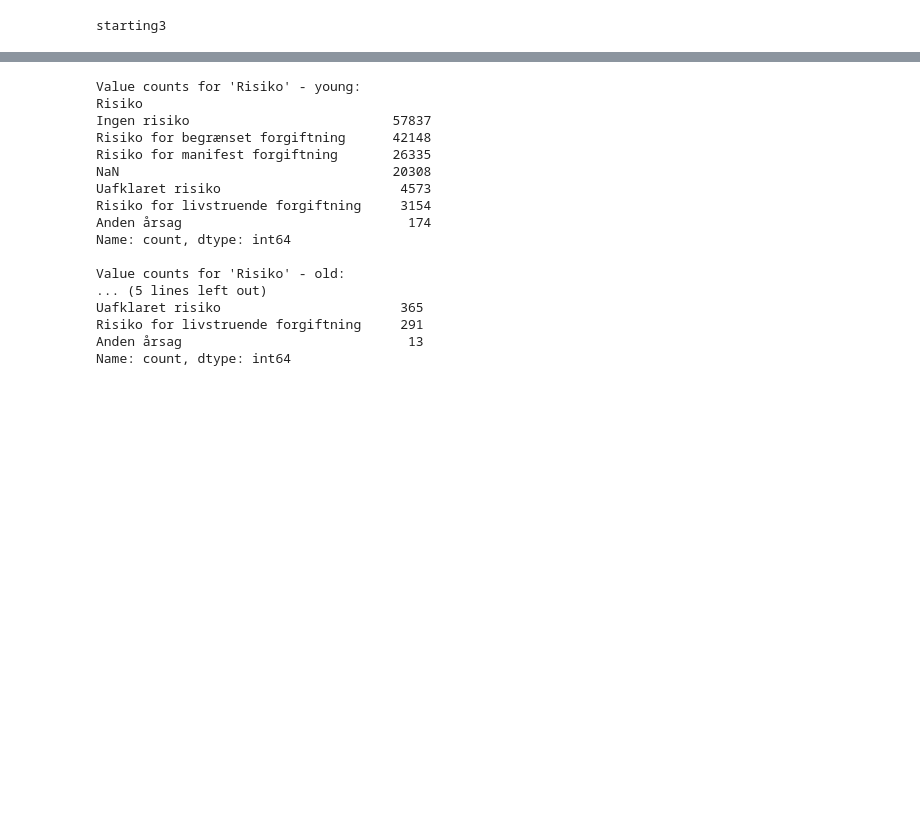
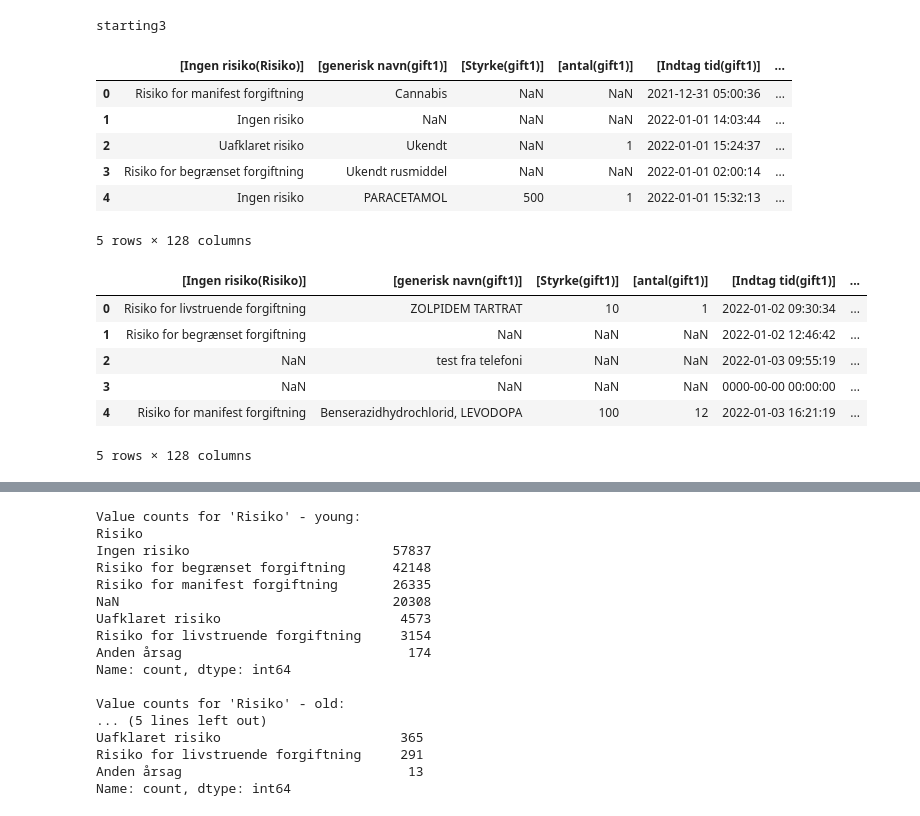
Before and after one commit to dana-mae/medical-poisoning, a Jupyter notebook: poisoning elimination.ipynb, the cells around one changed output, grey strips where cells are left out. Drawn from its saved outputs; the diff is of its cells as text; code cells hidden in the pictures; blank space fills up the shorter version.

```diff
--- a/poisoning elimination.ipynb
+++ b/poisoning elimination.ipynb
@@ -37,35 +37,35 @@ keep = [
     '[Enhed(gift1)]',
     '[Styrke(gift1)]',
     '[antal(gift1)]',
-    '[Dosis(gift1)]',
+    '[dosis(gift1)]',
     '[generisk navn(gift2)]',
     '[navn(gift2)]',
     '[substans type(gift2)]',
     '[Enhed(gift2)]',
     '[Styrke(gift2)]',
     '[antal(gift2)]',
-    '[Dosis(gift2)]',
+    '[dosis(gift2)]',
     '[generisk navn(gift3)]',
     '[navn(gift3)]',
     '[substans type(gift3)]',
     '[Enhed(gift3)]',
     '[Styrke(gift3)]',
     '[antal(gift3)]',
-    '[Dosis(gift3)]',
+    '[dosis(gift3)]',
     '[generisk navn(gift4)]',
     '[navn(gift4)]',
     '[substans type(gift4)]',
     '[Enhed(gift4)]',
     '[Styrke(gift4)]',
     '[antal(gift4)]',
-    '[Dosis(gift4)]',
+    '[dosis(gift4)]',
     '[generisk navn(gift5)]',
     '[navn(gift5)]',
     '[substans type(gift5)]',
     '[Enhed(gift5)]',
     '[Styrke(gift5)]',
     '[antal(gift5)]',
-    '[Dosis(gift5)]',
+    '[dosis(gift5)]',
     '[generisk navn(gift6)]',
     '[navn(gift6)]',
     '[substans type(gift6)]',
@@ -164,6 +164,3 @@ dfs = pd.read_excel(
 
 young = dfs[sheet_names[0]]
 old = dfs[sheet_names[1]]
-
-print(young.head())
-print(old.head())
@@ -184,3 +167,21 @@ display(akut_old)
+# %%
+display(young.head())
+display(old.head())
+# %% [output]
+|  | [Ingen risiko(Risiko)] | [generisk navn(gift1)] | [Styrke(gift1)] | [antal(gift1)] | [Indtag tid(gift1)] | ... |
+| 0 | Risiko for manifest forgiftning | Cannabis | NaN | NaN | 2021-12-31 05:00:36 | ... |
+| 1 | Ingen risiko | NaN | NaN | NaN | 2022-01-01 14:03:44 | ... |
+| 2 | Uafklaret risiko | Ukendt | NaN | 1 | 2022-01-01 15:24:37 | ... |
+| 3 | Risiko for begrænset forgiftning | Ukendt rusmiddel | NaN | NaN | 2022-01-01 02:00:14 | ... |
+| 4 | Ingen risiko | PARACETAMOL | 500 | 1 | 2022-01-01 15:32:13 | ... |
+5 rows × 128 columns
+|  | [Ingen risiko(Risiko)] | [generisk navn(gift1)] | [Styrke(gift1)] | [antal(gift1)] | [Indtag tid(gift1)] | ... |
+| 0 | Risiko for livstruende forgiftning | ZOLPIDEM TARTRAT | 10 | 1 | 2022-01-02 09:30:34 | ... |
+| 1 | Risiko for begrænset forgiftning | NaN | NaN | NaN | 2022-01-02 12:46:42 | ... |
+| 2 | NaN | test fra telefoni | NaN | NaN | 2022-01-03 09:55:19 | ... |
+| 3 | NaN | NaN | NaN | NaN | 0000-00-00 00:00:00 | ... |
+| 4 | Risiko for manifest forgiftning | Benserazidhydrochlorid, LEVODOPA | 100 | 12 | 2022-01-03 16:21:19 | ... |
+5 rows × 128 columns
 # %%
 #Show us the unique values of '[Ingen risiko(Risiko)]'
 # print("Unique values in '[Ingen risiko(Risiko)]' - young:")
```
Also changed, not shown: parts of 6 cells of this notebook.
